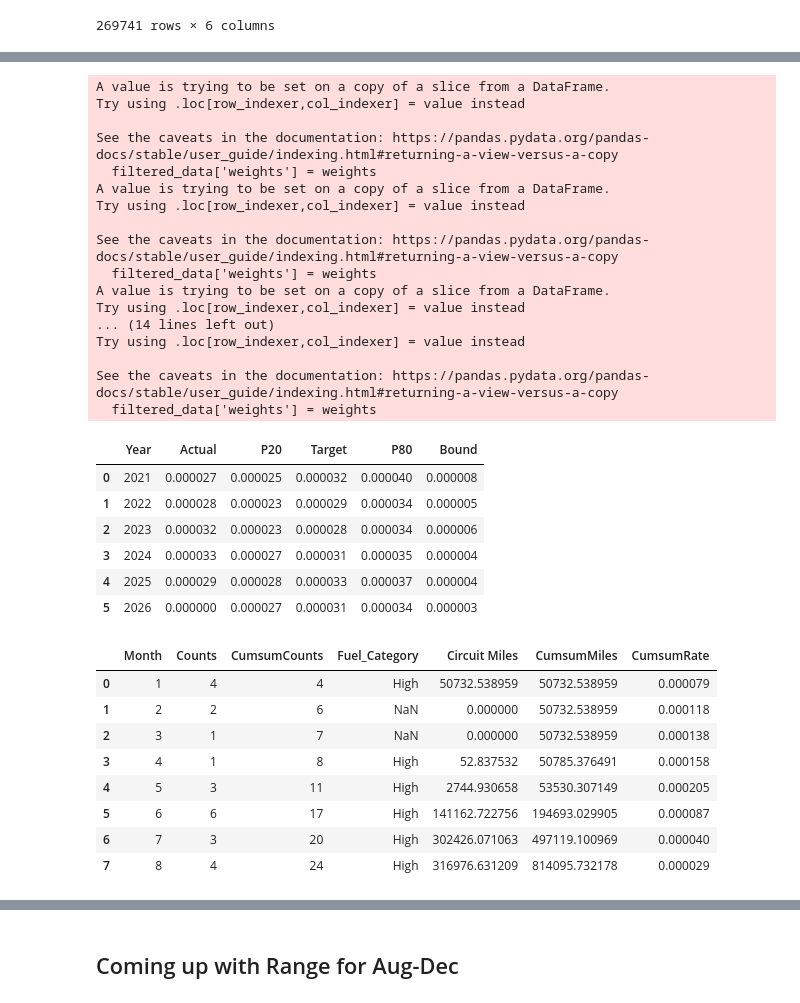
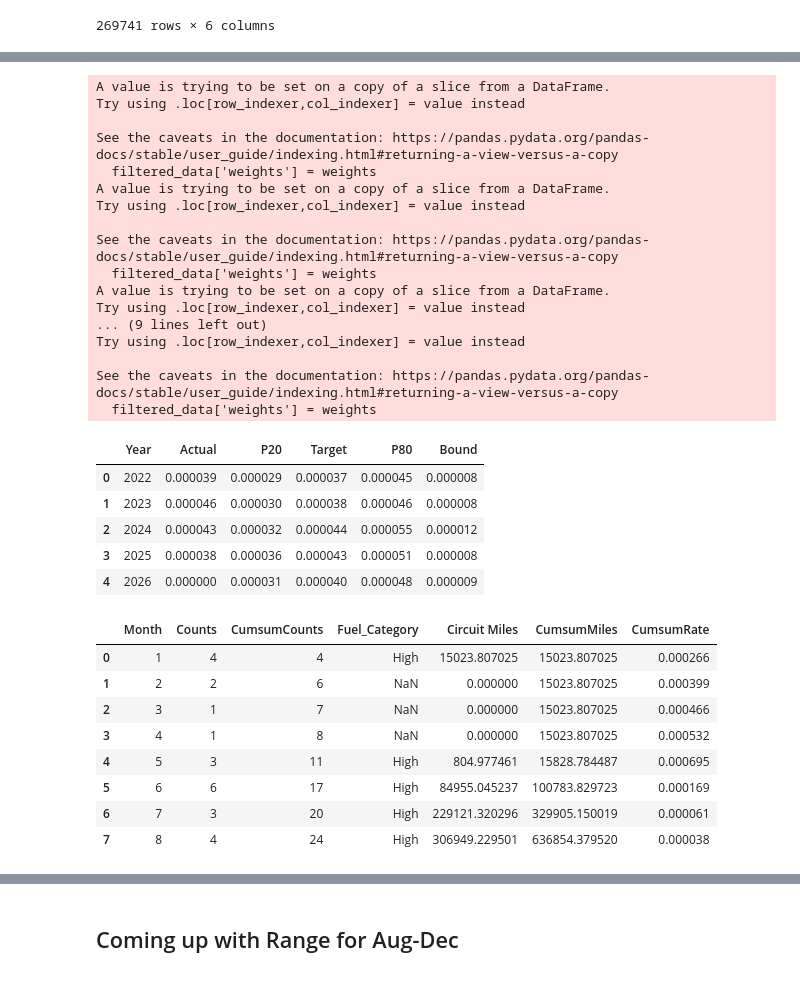
Before and after one commit to charliet202020/Ignition-Goal-Setting-Github, a Jupyter notebook: Circuit_Level_Analysis_Distribution_Only.ipynb, the cells around one changed output, grey strips where cells are left out. Cells and saved outputs as stored; diff of their text form; code cells hidden in the pictures.

```diff
--- a/Circuit_Level_Analysis_Distribution_Only.ipynb
+++ b/Circuit_Level_Analysis_Distribution_Only.ipynb
@@ -124,6 +124,16 @@ dist_df_forecast_agg.loc[dist_df_forecast_agg['Circuit'].str.contains('FINGAL',
 dist_df_forecast_agg.loc[dist_df_forecast_agg['Circuit'].str.contains('GUITAR', na=False) & dist_df_forecast_agg['Circuit Miles'].isna(), 'Circuit Miles'] = 42.2491638220717
 # locate rows where circuit miles is NaN and circuit contains huckleberry and change value to 25.4840533042463
 dist_df_forecast_agg.loc[dist_df_forecast_agg['Circuit'].str.contains('HUCKLEBERRY', na=False) & dist_df_forecast_agg['Circuit Miles'].isna(), 'Circuit Miles'] = 25.4840533042463
+# locate rows where circuit miles is NaN and circuit contains Kinsey and change value to 38.2093922
+dist_df_forecast_agg.loc[dist_df_forecast_agg['Circuit'].str.contains('KINSEY', na=False) & dist_df_forecast_agg['Circuit Miles'].isna(), 'Circuit Miles'] = 38.2093922
+# locate rows where circuit miles is NaN and circuit contains Penstock and change value to 50.90351311
+dist_df_forecast_agg.loc[dist_df_forecast_agg['Circuit'].str.contains('PENSTOCK', na=False) & dist_df_forecast_agg['Circuit Miles'].isna(), 'Circuit Miles'] = 50.90351311
+# locate rows where circuit miles is NaN and circuit contains Shovel and change value to 47.51064986
+dist_df_forecast_agg.loc[dist_df_forecast_agg['Circuit'].str.contains('SHOVEL', na=False) & dist_df_forecast_agg['Circuit Miles'].isna(), 'Circuit Miles'] = 47.51064986
+# locate rows where circuit miles is NaN and circuit contains Tejon and change value to 57.8330462
+dist_df_forecast_agg.loc[dist_df_forecast_agg['Circuit'].str.contains('TEJON', na=False) & dist_df_forecast_agg['Circuit Miles'].isna(), 'Circuit Miles'] = 57.8330462
+# locate rows where circuit miles is NaN and circuit contains Toll and change value to 8.228283341
+dist_df_forecast_agg.loc[dist_df_forecast_agg['Circuit'].str.contains('TOLL', na=False) & dist_df_forecast_agg['Circuit Miles'].isna(), 'Circuit Miles'] = 8.228283341
 dist_df_forecast_agg
 # %% [output]
 |  | Date | Circuit | FuelsIndex_max_FPI2 | Circuit Name | Circuit FLOC | Circuit Miles |
@@ -277,28 +296,40 @@ fuel_var = f'{ads_agg}_fpi_2.0_tdd_fuels_index'
 ads_agg2 = 'max_max'
 wind_var = f'{ads_agg2}_lfpw_using_dew_point_depression'
 # create a copy of the distribution data
-res_df = distribution_data[['Date','Year','id',fuel_var, wind_var]].copy()
+res_df = distribution_data[['Date','Year','id',fuel_var,]].copy()
 # rename id column to Circuit Name
 res_df.rename(columns={'id': 'Circuit Name'}, inplace=True)
+# # create another dataframe for the forecast data
+# res_df_forecast = dist_df_forecast_agg[['Date', 'Circuit', 'FuelsIndex_max_FPI2',]].copy()
+# # create a year column
+# res_df_forecast['Year'] = pd.to_datetime(res_df_forecast['Date']).dt.year
+# # rename the column
+# res_df_forecast.rename(columns={'Circuit': 'Circuit Name', 'FuelsIndex_max_FPI2': fuel_var,}, inplace=True)
+# print(res_df_forecast.columns)
+# print(res_df.columns)
+# # concat the dataframes
+# res_df = pd.concat([res_df, res_df_forecast], ignore_index=True)
+# # sort by Circuit Name and Date
+# res_df.sort_values(by=['Circuit Name', 'Date'], inplace=True)
 # create a new column called adjusted fuel_var
-# use the rolling mean of the fuel_var over a 30-day window
+# use the rolling mean of the fuel_var over a 14-day window
 res_df[f'{fuel_var}_rolling'] = res_df[fuel_var].rolling(window=14, min_periods=1).mean()
 # merge with circuitlengths_map
 res_df = res_df.merge(circuitlengths_map, on='Circuit Name', how='left')
-# filter for only 2019-2024 data
-res_df = res_df[res_df['Year'].between(2017, 2024)]
+# # filter for only 2019-2024 data
+# res_df = res_df[res_df['Year'].between(2017, 2024)]
 # drop the na Circuit Miles
 res_df = res_df[res_df['Circuit Miles'].notna()]
 # categorize fuel_var into above and below 0.7
-fuel_val = 0.8
+fuel_val = 0.85
 # create a second fuel_val for accounting wind
 fuel_val2 = fuel_val
 wind_val = 0
-res_df['Fuel Category'] = np.where((res_df[fuel_var] >= fuel_val) | ((res_df[fuel_var] >= fuel_val2) & (res_df[wind_var] >= wind_val)), f'High', 'Low')
+res_df['Fuel Category'] = np.where((res_df[fuel_var] >= fuel_val), f'High', 'Low')
 # # save a temporary file for Dashboard to use
 # res_df.to_csv("CircuitLevelData/CircuitData_Dashboard.csv",index=False)
 # set fuel category based on rolling mean
-res_df['Fuel Category'] = np.where((res_df[f'{fuel_var}_rolling'] >= fuel_val) | ((res_df[f'{fuel_var}_rolling'] >= fuel_val2) & (res_df[wind_var] >= wind_val)), f'High', 'Low')
+res_df['Fuel Category 2'] = np.where((res_df[f'{fuel_var}_rolling'] >= fuel_val), f'High', 'Low')
 # aggregate by Year and Fuel Category
 res_df = res_df.groupby(['Year', 'Fuel Category']).agg({'Circuit Miles': 'sum'}).reset_index()
 # only keep the high fuel category
@@ -400,9 +431,9 @@ result_table
 # %%
 # create a result table
 table = []
-for yr in range(2021, 2027):
+for yr in range(2022, 2027):
     start, end = yr-3, yr-1
-    # filter the data for the last 3 years
+    # filter the data for the last 5 years
     filtered_data = res_df[(res_df['Year'] >= start) & (res_df['Year'] <= end)]
     # assign weights to first, second and third year
     weights = [0.1, 0.2, 0.7]
@@ -410,8 +441,8 @@ for yr in range(2021, 2027):
     # calculate the weighted average of Ignition Ratio
     weighted_avg = (filtered_data['Ignition Ratio'] * filtered_data['weights']).sum() / filtered_data['weights'].sum()
     target = weighted_avg
-    # get the standard deviation of Ignition Ratio and multiply by 1.5 to get bound
-    bound = filtered_data['Ignition Ratio'].std() * 1.5
+    # get the standard deviation of Ignition Ratio and multiply by 2 to get bound
+    bound = filtered_data['Ignition Ratio'].std() * 2
     # get p80 by adding the bound to the ratio
     p80 = target + bound
     # get p20 by subtracting the bound from the ratio
@@ -423,40 +454,39 @@ for yr in range(2021, 2027):
     # append the result to the table
     table.append({
         'Year': yr,
         'Actual': actual[0],
         'P20': p20,
         'Target': target,
         'P80': p80,
         'Bound': bound
     })
 # convert the table to a DataFrame
 result_table = pd.DataFrame(table)
 result_table
 # %% [output]
 A value is trying to be set on a copy of a slice from a DataFrame.
 Try using .loc[row_indexer,col_indexer] = value instead
 
 See the caveats in the documentation: https://pandas.pydata.org/pandas-docs/stable/user_guide/indexing.html#returning-a-view-versus-a-copy
   filtered_data['weights'] = weights
 A value is trying to be set on a copy of a slice from a DataFrame.
 Try using .loc[row_indexer,col_indexer] = value instead
 
 See the caveats in the documentation: https://pandas.pydata.org/pandas-docs/stable/user_guide/indexing.html#returning-a-view-versus-a-copy
   filtered_data['weights'] = weights
 A value is trying to be set on a copy of a slice from a DataFrame.
 Try using .loc[row_indexer,col_indexer] = value instead
-... (14 lines left out)
+... (9 lines left out)
 Try using .loc[row_indexer,col_indexer] = value instead
 
 See the caveats in the documentation: https://pandas.pydata.org/pandas-docs/stable/user_guide/indexing.html#returning-a-view-versus-a-copy
   filtered_data['weights'] = weights
 |  | Year | Actual | P20 | Target | P80 | Bound |
-| 0 | 2021 | 0.000027 | 0.000025 | 0.000032 | 0.000040 | 0.000008 |
-| 1 | 2022 | 0.000028 | 0.000023 | 0.000029 | 0.000034 | 0.000005 |
-| 2 | 2023 | 0.000032 | 0.000023 | 0.000028 | 0.000034 | 0.000006 |
-| 3 | 2024 | 0.000033 | 0.000027 | 0.000031 | 0.000035 | 0.000004 |
-| 4 | 2025 | 0.000029 | 0.000028 | 0.000033 | 0.000037 | 0.000004 |
-| 5 | 2026 | 0.000000 | 0.000027 | 0.000031 | 0.000034 | 0.000003 |
+| 0 | 2022 | 0.000039 | 0.000029 | 0.000037 | 0.000045 | 0.000008 |
+| 1 | 2023 | 0.000046 | 0.000030 | 0.000038 | 0.000046 | 0.000008 |
+| 2 | 2024 | 0.000043 | 0.000032 | 0.000044 | 0.000055 | 0.000012 |
+| 3 | 2025 | 0.000038 | 0.000036 | 0.000043 | 0.000051 | 0.000008 |
+| 4 | 2026 | 0.000000 | 0.000031 | 0.000040 | 0.000048 | 0.000009 |
 # %%
 # save res_df and result_table to an excel file
 res_df.to_excel(f"//sce.eix.com/workgroup/SPE_DSA/Charles/IgnitionGoalSettingOutput/Circuit_Level_Ignition_Rate_Dashboard.xlsx", index=False)
@@ -509,11 +539,11 @@ ignitions_2025_grouped['CumsumRate'] = ignitions_2025_grouped['CumsumCounts'] /
 ignitions_2025_grouped
 # %% [output]
 |  | Month | Counts | CumsumCounts | Fuel_Category | Circuit Miles | CumsumMiles | CumsumRate |
-| 0 | 1 | 4 | 4 | High | 50732.538959 | 50732.538959 | 0.000079 |
-| 1 | 2 | 2 | 6 | NaN | 0.000000 | 50732.538959 | 0.000118 |
-| 2 | 3 | 1 | 7 | NaN | 0.000000 | 50732.538959 | 0.000138 |
-| 3 | 4 | 1 | 8 | High | 52.837532 | 50785.376491 | 0.000158 |
-| 4 | 5 | 3 | 11 | High | 2744.930658 | 53530.307149 | 0.000205 |
-| 5 | 6 | 6 | 17 | High | 141162.722756 | 194693.029905 | 0.000087 |
-| 6 | 7 | 3 | 20 | High | 302426.071063 | 497119.100969 | 0.000040 |
-| 7 | 8 | 4 | 24 | High | 316976.631209 | 814095.732178 | 0.000029 |
+| 0 | 1 | 4 | 4 | High | 15023.807025 | 15023.807025 | 0.000266 |
+| 1 | 2 | 2 | 6 | NaN | 0.000000 | 15023.807025 | 0.000399 |
+| 2 | 3 | 1 | 7 | NaN | 0.000000 | 15023.807025 | 0.000466 |
+| 3 | 4 | 1 | 8 | NaN | 0.000000 | 15023.807025 | 0.000532 |
+| 4 | 5 | 3 | 11 | High | 804.977461 | 15828.784487 | 0.000695 |
+| 5 | 6 | 6 | 17 | High | 84955.045237 | 100783.829723 | 0.000169 |
+| 6 | 7 | 3 | 20 | High | 229121.320296 | 329905.150019 | 0.000061 |
+| 7 | 8 | 4 | 24 | High | 306949.229501 | 636854.379520 | 0.000038 |
```
Also changed, not shown: parts of 8 cells of this notebook.
